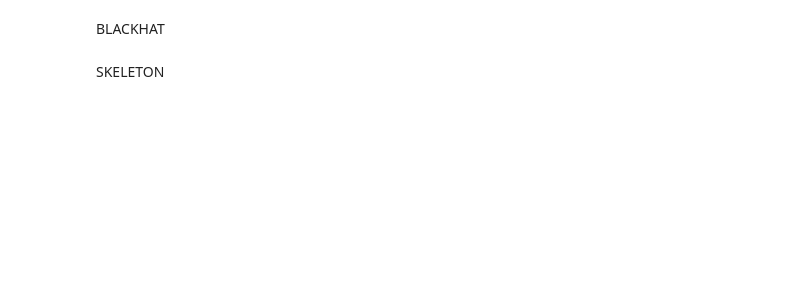
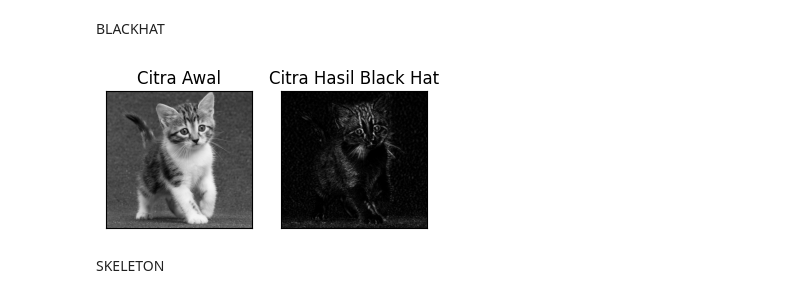
Before and after one commit to FarhanDwiPramana/PCVK, a Jupyter notebook: Week09_Morphology/Week_09_Mophology.ipynb, the cells around one changed output. Saved outputs shown, nothing was run; the diff lists cells and outputs as text; code cells hidden in the pictures; blank space fills up the shorter version.

```diff
--- a/Week09_Morphology/Week_09_Mophology.ipynb
+++ b/Week09_Morphology/Week_09_Mophology.ipynb
@@ -607,4 +623,17 @@ TOPHAT
 # %% [markdown]
 BLACKHAT
+# %%
+# Black Hat
+kernel_blackhat = cv2.getStructuringElement(cv2.MORPH_RECT, (13, 5))
+blackhat = cv2.morphologyEx(cat, cv2.MORPH_BLACKHAT, kernel_blackhat)
+
+plt.subplot(131),plt.imshow(cat,cmap = 'gray')
+plt.title('Citra Awal'), plt.xticks([]), plt.yticks([])
+
+plt.subplot(132),plt.imshow(blackhat,cmap = 'gray')
+plt.title('Citra Hasil Black Hat'), plt.xticks([]), plt.yticks([])
+plt.show()
+# %% [output]
+[figure, added]
 # %% [markdown]
 SKELETON
```
Also changed, not shown: parts of 15 cells of this notebook.
